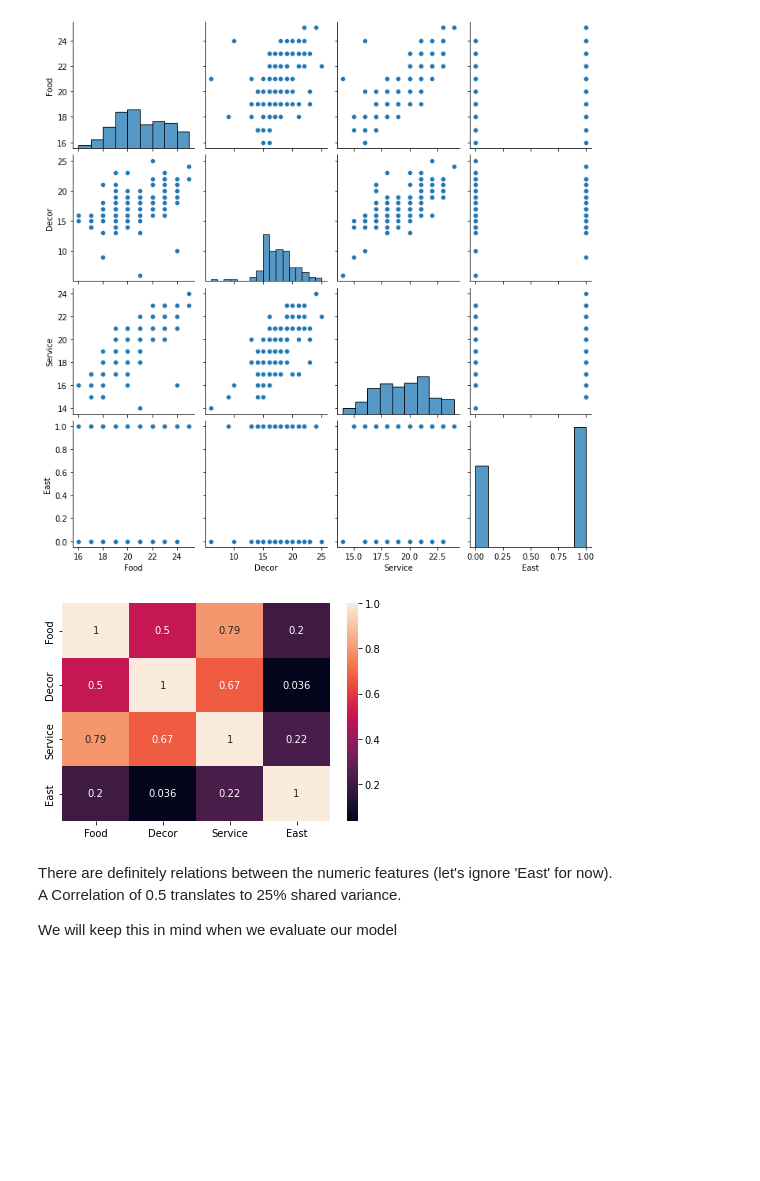
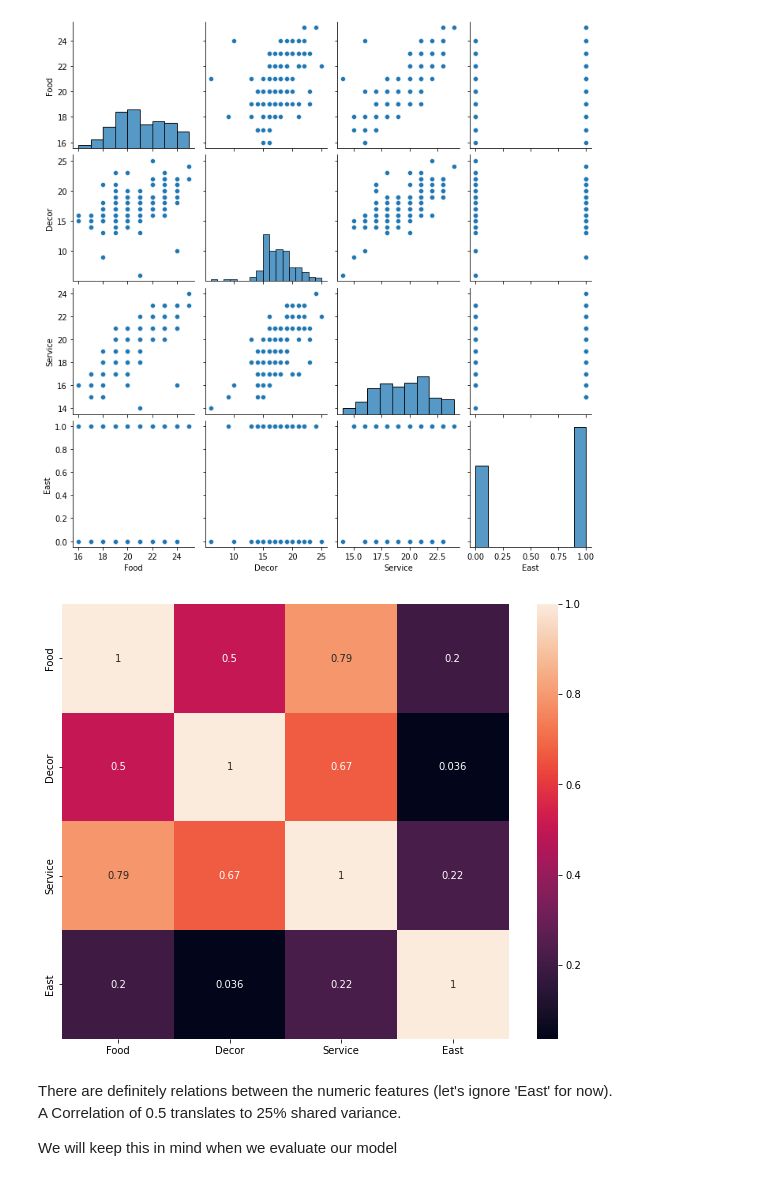
Before and after one commit to SmilodonCub/DS4VS, a Jupyter notebook: Week10/DS4VS_week10_LinearRegression.ipynb, the cells around one changed output. Cells and saved outputs as stored; diff of their text form; code cells hidden in the pictures; blank space fills up the shorter version.

```diff
--- a/Week10/DS4VS_week10_LinearRegression.ipynb
+++ b/Week10/DS4VS_week10_LinearRegression.ipynb
@@ -160,10 +160,11 @@ plt.show()
 [figure]
 # %%
 corrMatrix = X_train.corr()
+plt.subplots( figsize = (10,8) )
 sns.heatmap(corrMatrix, annot=True)
 plt.show()
 # %% [output]
-[figure, old version]
+[figure, new version]
 # %% [markdown]
 There are definitely relations between the numeric features (let's ignore 'East' for now).
 A Correlation of 0.5 translates to 25% shared variance.
```
Also changed, not shown: parts of 3 cells of this notebook, 1 other file.
